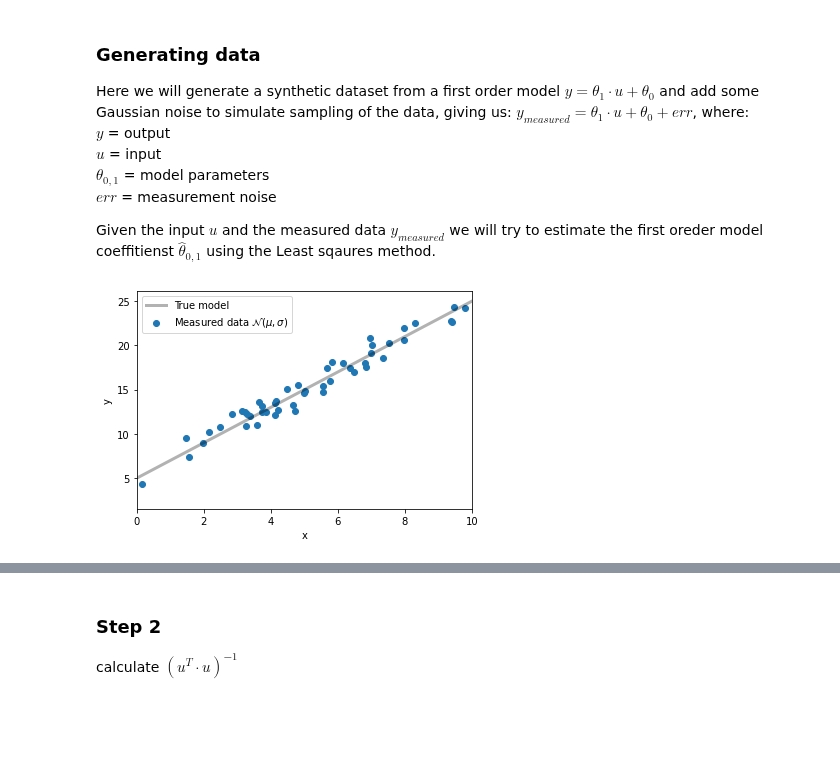
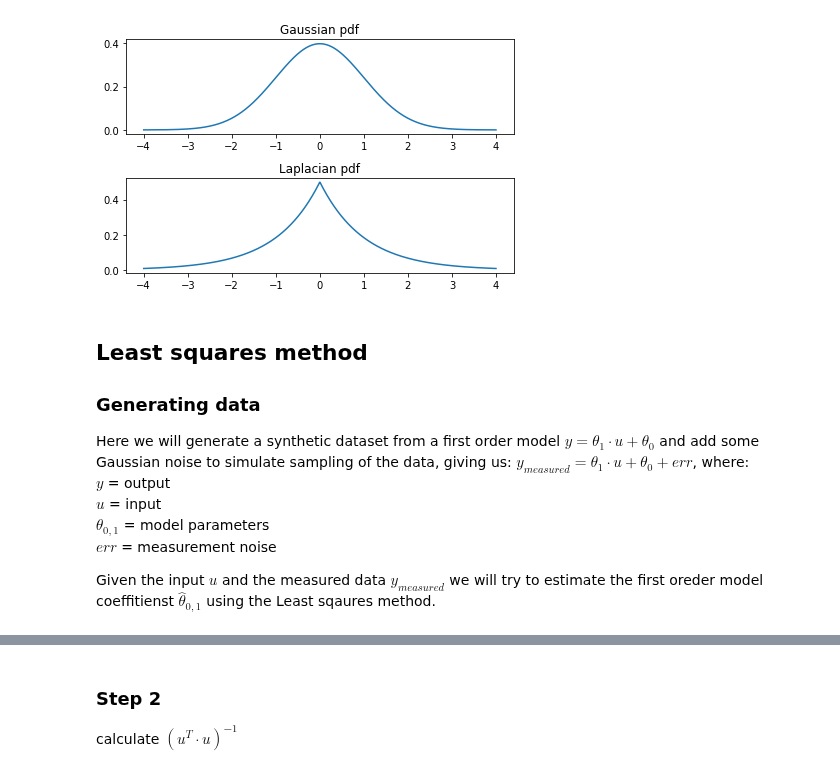
Before and after one commit to fredralm/TTK4260, a Jupyter notebook: 2021/L1/LS_draft.ipynb, the cells around one changed output, grey strips where cells are left out. Drawn from its saved outputs; the diff is of its cells as text; code cells hidden in the pictures; blank space fills up the shorter version.

```diff
--- a/2021/L1/LS_draft.ipynb
+++ b/2021/L1/LS_draft.ipynb
@@ -6,4 +21,37 @@
+# %%
+# Hyperparameters for the type of noise-generating distribution.
+dist = "laplace"  # or choose "gauss"
+loc = 0         # location parameter
+scale = 1       # scaling parameter
+magnitude = 1.2   # noise magnitude
+N = 100         # number of samples
+
+np.random.seed(123)  # Non-random generation between code executions. Comment out for true random
+
+# The Laplace probability density function:
+# Also available in library "scipy.stats.laplace"
+def laplace_pdf(x, loc, scale):
+    return (1.0/(2.0 * scale)) * np.exp( -np.abs(x-loc) / scale)
+
+# The Gaussian probability density function:
+# Also available in library "scipy.stats.norm"
+def gauss_pdf(x, loc, scale):
+    return 1.0/(scale * np.sqrt(2.0 * np.pi)) * np.exp( -0.5 * ((x - loc) / scale)**2 )
+
+# Plot pdfs:
+fig, [ax0, ax1] = plt.subplots(2)
+
+n = np.linspace(start=(loc - 4*scale), stop=(loc + 4*scale), num=1000)  # input range centered around mean of pdf
+ax0.plot(n, gauss_pdf(n, loc, scale))
+ax0.set_title('Gaussian pdf')
+ax1.plot(n,laplace_pdf(n, loc, scale))
+ax1.set_title('Laplacian pdf')
+plt.tight_layout()
+plt.show()
+# %% [output]
+[figure, added]
 # %% [markdown]
+## Least squares method
 ### Generating data
 Here we will generate a synthetic dataset from a first order model **$y = \theta_1 \cdot u + \theta_0$** and add some Gaussian noise to simulate sampling of the data, giving us: **$y_{measured} = \theta_1 \cdot u + \theta_0 + err$**,  where:
 $y$ = output
@@ -12,34 +60,3 @@ $\theta_{0,1}$ = model parameters
 $err$ = measurement noise
 
 Given the input $u$ and the measured data **$y_{measured}$** we will try to estimate the first oreder model coeffitienst $\hat{\theta}_{0,1}$ using the Least sqaures method.
-# %%
-import numpy as np
-import matplotlib.pyplot as plt
-
-np.random.seed(123)
-
-# Choose the "true" parameters for 1D polynomial model
-theta_0 = 5.0
-theta_1 = 2.0
-
-# Generate noramlly distributed synthetic data from the model -> y = thetha_1 * u + theta_0
-N = 50
-u = np.sort(np.random.normal(5,2,N))
-y = theta_1 * u + theta_0
-
-# Generate some Gaussian (normal) noise
-mu, sigma = 0, 0.9 # mean and standard deviation
-err = np.random.normal(mu, sigma, N)
-
-# Measured output
-y += err
-
-plt.scatter(u, y, label=r"Measured data $\mathcal{N}(\mu, \sigma)$")
-u0 = np.linspace(0, 10, 500)
-plt.plot(u0, theta_1 * u0 + theta_0, "k", alpha=0.3, lw=3, label="True model")
-plt.xlim(0, 10)
-plt.legend()
-plt.xlabel("x")
-plt.ylabel("y");
-# %% [output]
-[figure, removed]
```
Also changed, not shown: parts of 18 cells of this notebook.
